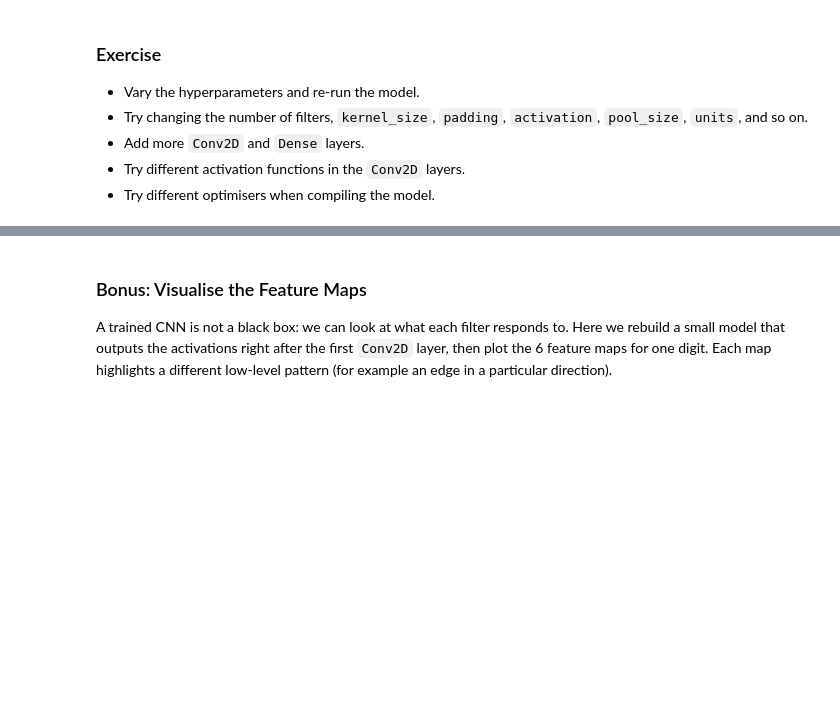
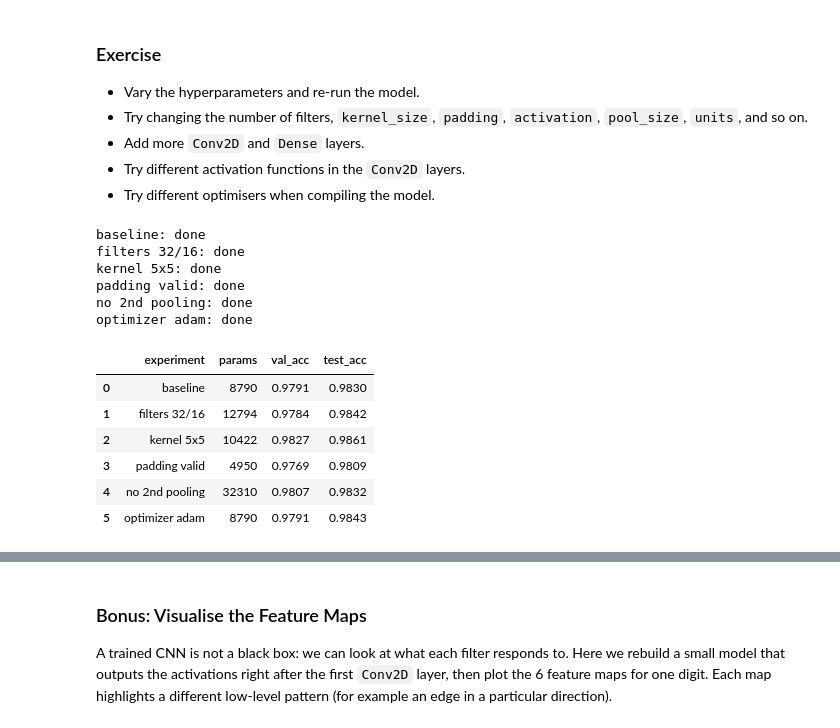
Before and after one commit to rouzbeh-enayatzadeh/ds-artificial-neural-networks, a Jupyter notebook: day_3/cnn/cnn_keras.ipynb, the cells around one changed output, grey strips where cells are left out. Saved outputs shown, nothing was run; the diff lists cells and outputs as text; code cells hidden in the pictures; blank space fills up the shorter version.

Commit message:
CNN notebook: hyperparameter experiments (kernel 5x5 best on val), results summary

```diff
--- a/day_3/cnn/cnn_keras.ipynb
+++ b/day_3/cnn/cnn_keras.ipynb
@@ -508,3 +508,57 @@ The result, an explanation: almost all the mass sits on the diagonal, matching t
 - Add more `Conv2D` and `Dense` layers.
 - Try different activation functions in the `Conv2D` layers.
 - Try different optimisers when compiling the model.
+# %%
+def build_cnn(filters=(6, 16), kernel=3, padding="same", second_pool=True):
+    K.clear_session()
+    tf.keras.utils.set_random_seed(42)
+    layers = [
+        Input(shape=(28, 28, 1)),
+        Conv2D(filters[0], (kernel, kernel), padding=padding, activation="relu"),
+        MaxPooling2D((2, 2), strides=2),
+        Conv2D(filters[1], (kernel, kernel), padding=padding, activation="relu"),
+    ]
+    if second_pool:
+        layers.append(MaxPooling2D((2, 2), strides=2))
+    layers += [Flatten(), Dense(10, activation="softmax")]
+    return Sequential(layers)
+# %%
+import pandas as pd
+
+experiments = {
+    "baseline":       {},
+    "filters 32/16":  {"filters": (32, 16)},
+    "kernel 5x5":     {"kernel": 5},
+    "padding valid":  {"padding": "valid"},
+    "no 2nd pooling": {"second_pool": False},
+    "optimizer adam": {"optimizer": "adam"},
+}
+
+results = []
+for name, settings in experiments.items():
+    settings = dict(settings)
+    optimizer = settings.pop("optimizer", "rmsprop")
+    m = build_cnn(**settings)
+    m.compile(optimizer=optimizer, loss="categorical_crossentropy", metrics=["accuracy"])
+    h = m.fit(xtrain, ytrain, batch_size=128, epochs=10, validation_split=0.3, verbose=0)
+    test_loss, test_acc = m.evaluate(xtest, ytest, verbose=0)
+    results.append({"experiment": name, "params": m.count_params(),
+                    "val_acc": round(h.history["val_accuracy"][-1], 4),
+                    "test_acc": round(test_acc, 4)})
+    print(f"{name}: done")
+
+pd.DataFrame(results)
+# %% [output]
+baseline: done
+filters 32/16: done
+kernel 5x5: done
+padding valid: done
+no 2nd pooling: done
+optimizer adam: done
+|  | experiment | params | val_acc | test_acc |
+| 0 | baseline | 8790 | 0.9791 | 0.9830 |
+| 1 | filters 32/16 | 12794 | 0.9784 | 0.9842 |
+| 2 | kernel 5x5 | 10422 | 0.9827 | 0.9861 |
+| 3 | padding valid | 4950 | 0.9769 | 0.9809 |
+| 4 | no 2nd pooling | 32310 | 0.9807 | 0.9832 |
+| 5 | optimizer adam | 8790 | 0.9791 | 0.9843 |
```
Also changed, not shown: parts of 1 cell of this notebook.
